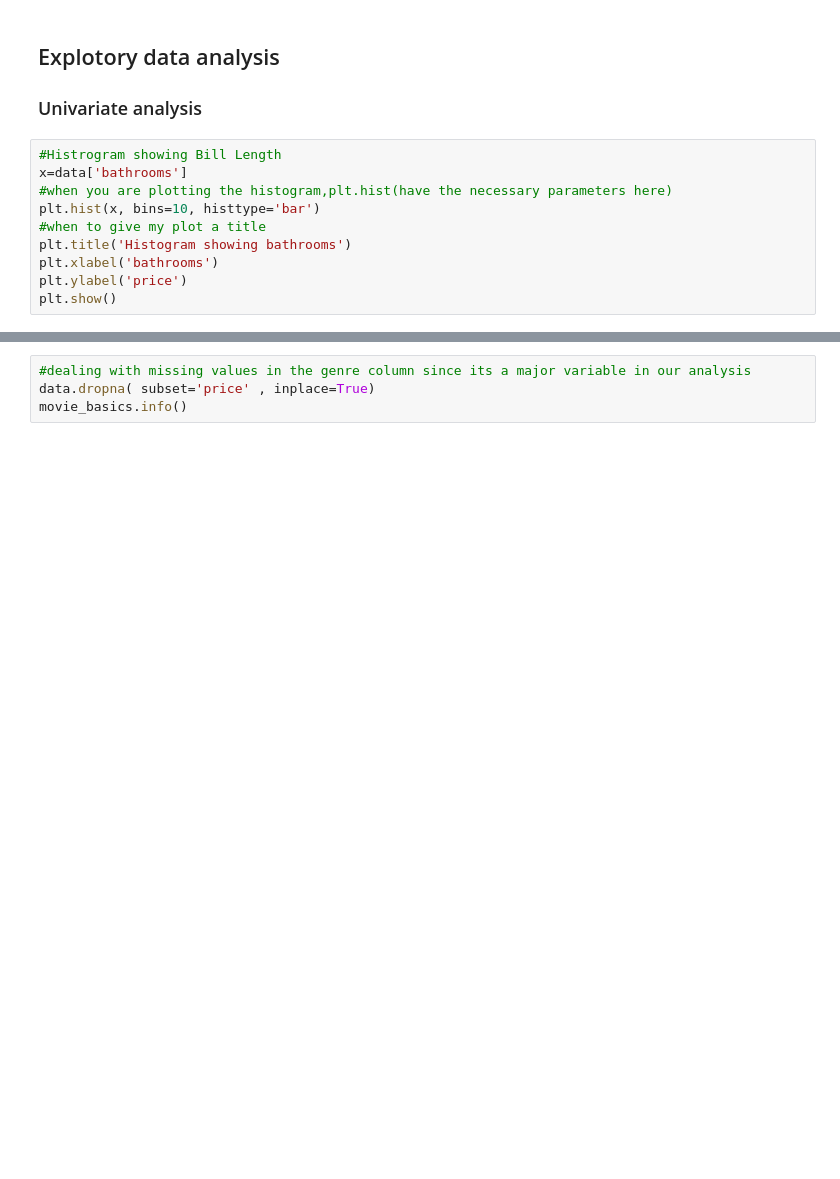
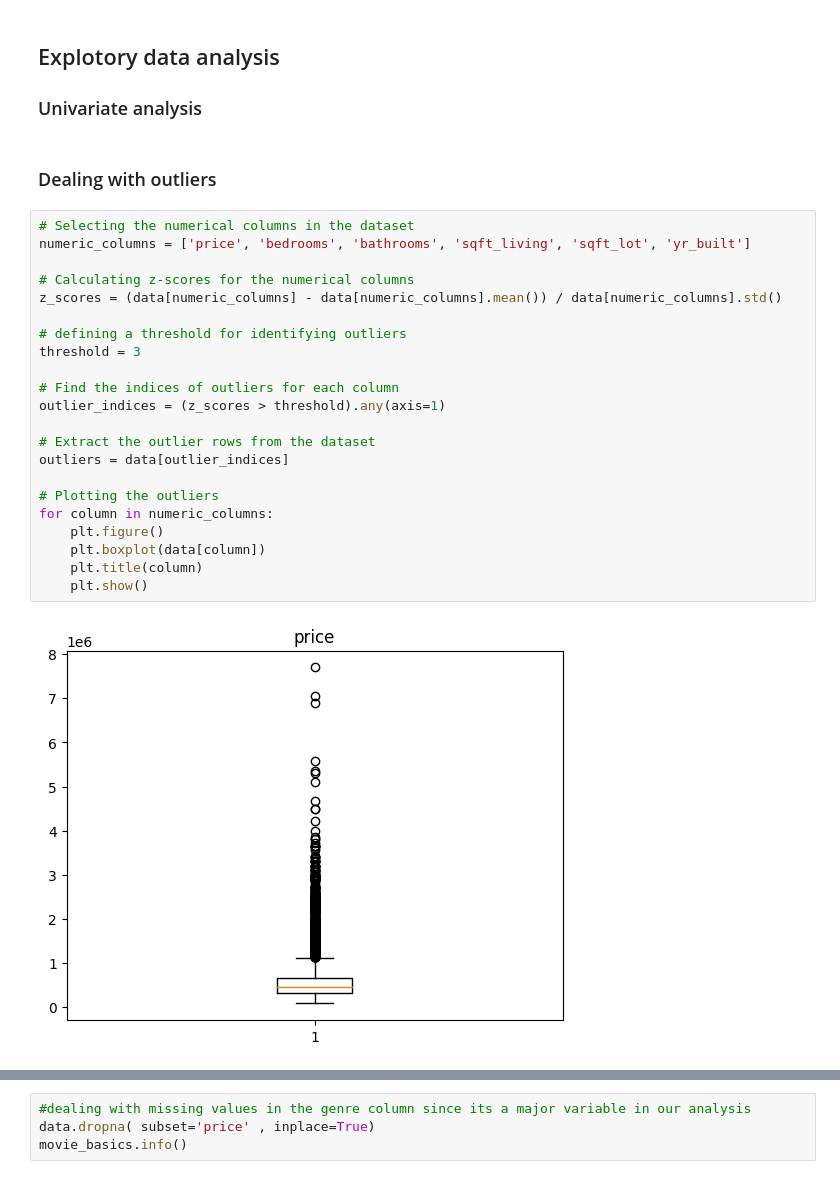
Before and after one commit to levine01/northwestern-county-house-price-analysis, a Jupyter notebook: index.ipynb, the cells around one changed output, grey strips where cells are left out. Saved outputs shown, nothing was run; the diff lists cells and outputs as text; blank space fills up the shorter version.

Commit message:
dealing with outliers

```diff
--- a/index.ipynb
+++ b/index.ipynb
@@ -57,13 +185,29 @@ data.shape
 ## Explotory data analysis
 
 ### Univariate analysis
-# %%
-#Histrogram showing Bill Length
-x=data['bathrooms']
-#when you are plotting the histogram,plt.hist(have the necessary parameters here)
-plt.hist(x, bins=10, histtype='bar')
-#when to give my plot a title
-plt.title('Histogram showing bathrooms')
-plt.xlabel('bathrooms')
-plt.ylabel('price')
-plt.show()
+# %% [markdown]
+### Dealing with outliers
+# %%
+# Selecting the numerical columns in the dataset
+numeric_columns = ['price', 'bedrooms', 'bathrooms', 'sqft_living', 'sqft_lot', 'yr_built']
+
+# Calculating z-scores for the numerical columns
+z_scores = (data[numeric_columns] - data[numeric_columns].mean()) / data[numeric_columns].std()
+
+# defining a threshold for identifying outliers
+threshold = 3
+
+# Find the indices of outliers for each column
+outlier_indices = (z_scores > threshold).any(axis=1)
+
+# Extract the outlier rows from the dataset
+outliers = data[outlier_indices]
+
+# Plotting the outliers
+for column in numeric_columns:
+    plt.figure()
+    plt.boxplot(data[column])
+    plt.title(column)
+    plt.show()
+# %% [output]
+[figure, added]
```
Also changed, not shown: parts of 18 cells of this notebook.
